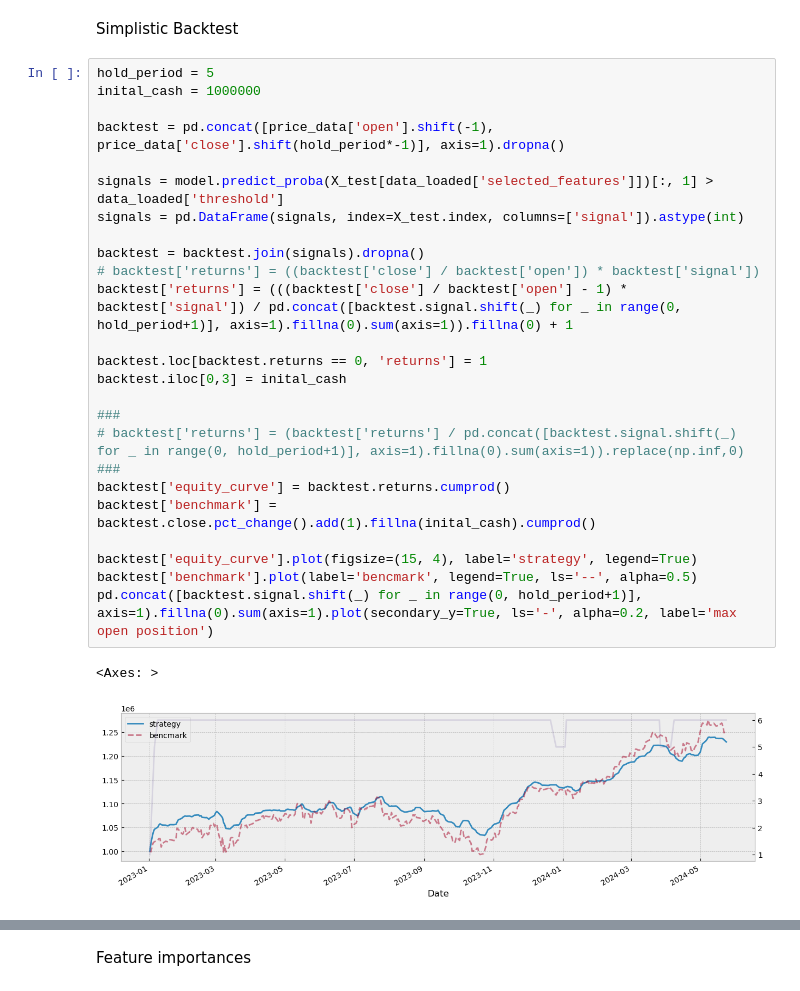
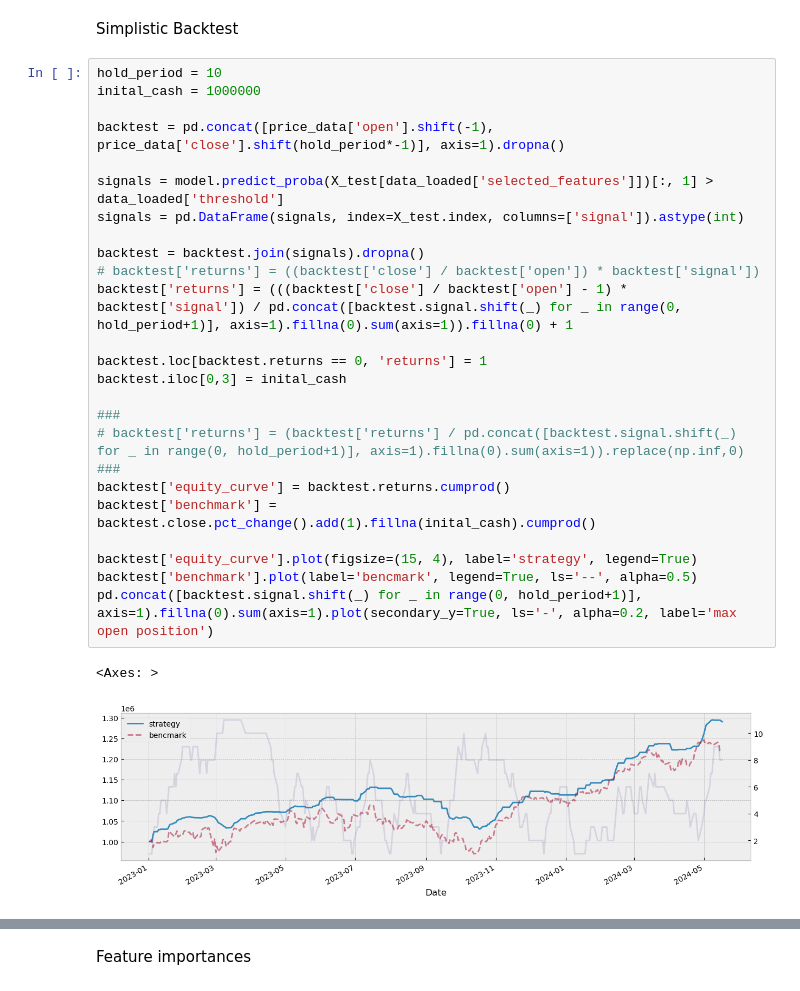
Before and after one commit to RobUngvari/dax-24-strat, a Jupyter notebook: proof_of_concept/[03] Backtesting.ipynb, the cells around one changed output, grey strips where cells are left out. Cells and saved outputs as stored; diff of their text form.

```diff
--- a/proof_of_concept/[03] Backtesting.ipynb
+++ b/proof_of_concept/[03] Backtesting.ipynb
@@ -57,33 +58,33 @@ XGBClassifier(base_score=None, booster=None, callbacks=None,
 # %% [markdown]
 Simplistic Backtest
 # %%
-hold_period = 5
+hold_period = 10
 inital_cash = 1000000
 
 backtest = pd.concat([price_data['open'].shift(-1), price_data['close'].shift(hold_period*-1)], axis=1).dropna()
 
 signals = model.predict_proba(X_test[data_loaded['selected_features']])[:, 1] > data_loaded['threshold']
 signals = pd.DataFrame(signals, index=X_test.index, columns=['signal']).astype(int)
 
 backtest = backtest.join(signals).dropna()
 # backtest['returns'] = ((backtest['close'] / backtest['open']) * backtest['signal'])
 backtest['returns'] = (((backtest['close'] / backtest['open'] - 1) * backtest['signal']) / pd.concat([backtest.signal.shift(_) for _ in range(0, hold_period+1)], axis=1).fillna(0).sum(axis=1)).fillna(0) + 1
 
 backtest.loc[backtest.returns == 0, 'returns'] = 1
 backtest.iloc[0,3] = inital_cash
 
 ###
 # backtest['returns'] = (backtest['returns'] / pd.concat([backtest.signal.shift(_) for _ in range(0, hold_period+1)], axis=1).fillna(0).sum(axis=1)).replace(np.inf,0)
 ###
 backtest['equity_curve'] = backtest.returns.cumprod()
 backtest['benchmark'] = backtest.close.pct_change().add(1).fillna(inital_cash).cumprod()
 
 backtest['equity_curve'].plot(figsize=(15, 4), label='strategy', legend=True)
 backtest['benchmark'].plot(label='bencmark', legend=True, ls='--', alpha=0.5)
 pd.concat([backtest.signal.shift(_) for _ in range(0, hold_period+1)], axis=1).fillna(0).sum(axis=1).plot(secondary_y=True, ls='-', alpha=0.2, label='max open position')
 # %% [output]
 <Axes: >
-[figure, old version]
+[figure, new version]
 # %%
 print('strategy')
 display(pd.Series(utils.Tools.backtest_performance_report(backtest['equity_curve'][backtest['signal'] == 1])))
```
Also changed, not shown: parts of 10 cells of this notebook, 3 other files.
